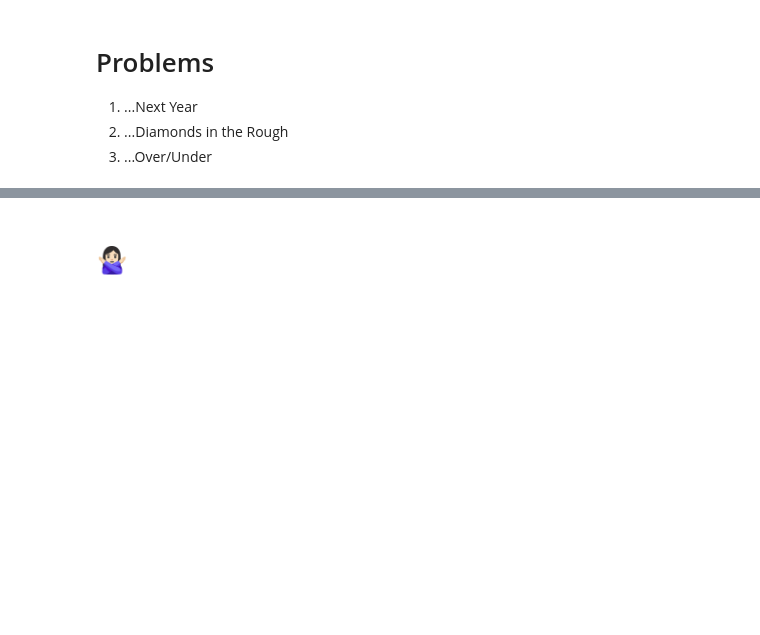
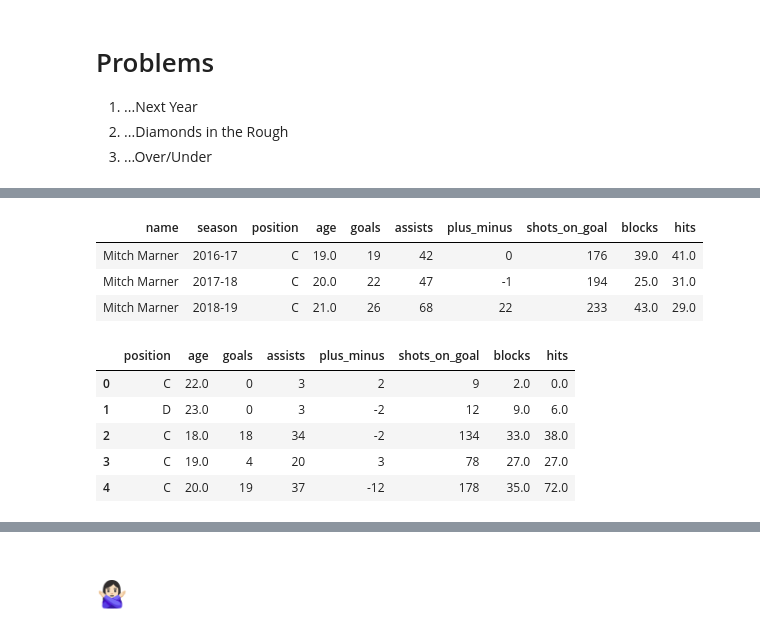
Before and after one commit to MaryLvV/regression, a Jupyter notebook: regression_gone_wrong.ipynb, the cells around one changed output, grey strips where cells are left out. Saved outputs shown, nothing was run; the diff lists cells and outputs as text; code cells hidden in the pictures; blank space fills up the shorter version.

```diff
--- a/boston.ipynb
+++ b/regression_gone_wrong.ipynb
@@ -147,0 +165,34 @@ HTML(df.sample(5).to_html(
+# %%
+Y_columns = [
+    'goals', 'assists', 'plus_minus',
+    'shots_on_goal', 'blocks', 'hits']
+X_columns = ['position', 'age'] + Y_columns
+# %%
+display(
+    df[['name', 'season'] + X_columns]
+    .query('name == "Mitch Marner"')
+)
+# %% [output]
+| name | season | position | age | goals | assists | plus_minus | shots_on_goal | blocks | hits |
+| Mitch Marner | 2016-17 | C | 19.0 | 19 | 42 | 0 | 176 | 39.0 | 41.0 |
+| Mitch Marner | 2017-18 | C | 20.0 | 22 | 47 | -1 | 194 | 25.0 | 31.0 |
+| Mitch Marner | 2018-19 | C | 21.0 | 26 | 68 | 22 | 233 | 43.0 | 29.0 |
+# %%
+# shift everything by a year
+Y = df.groupby('id')[Y_columns].shift(-1)
+X = df[X_columns]
+# drop out dangling Y rows...
+X = X[~pd.isnull(Y).any(axis=1)]
+Y = Y.dropna()
+# reset index
+Y = Y.reset_index(drop=True)
+X = X.reset_index(drop=True)
+# %%
+display(X.head(), index=True)
+# %% [output]
+|  | position | age | goals | assists | plus_minus | shots_on_goal | blocks | hits |
+| 0 | C | 22.0 | 0 | 3 | 2 | 9 | 2.0 | 0.0 |
+| 1 | D | 23.0 | 0 | 3 | -2 | 12 | 9.0 | 6.0 |
+| 2 | C | 18.0 | 18 | 34 | -2 | 134 | 33.0 | 38.0 |
+| 3 | C | 19.0 | 4 | 20 | 3 | 78 | 27.0 | 27.0 |
+| 4 | C | 20.0 | 19 | 37 | -12 | 178 | 35.0 | 72.0 |
```
Also changed, not shown: parts of 25 cells of this notebook, 7 other files.
